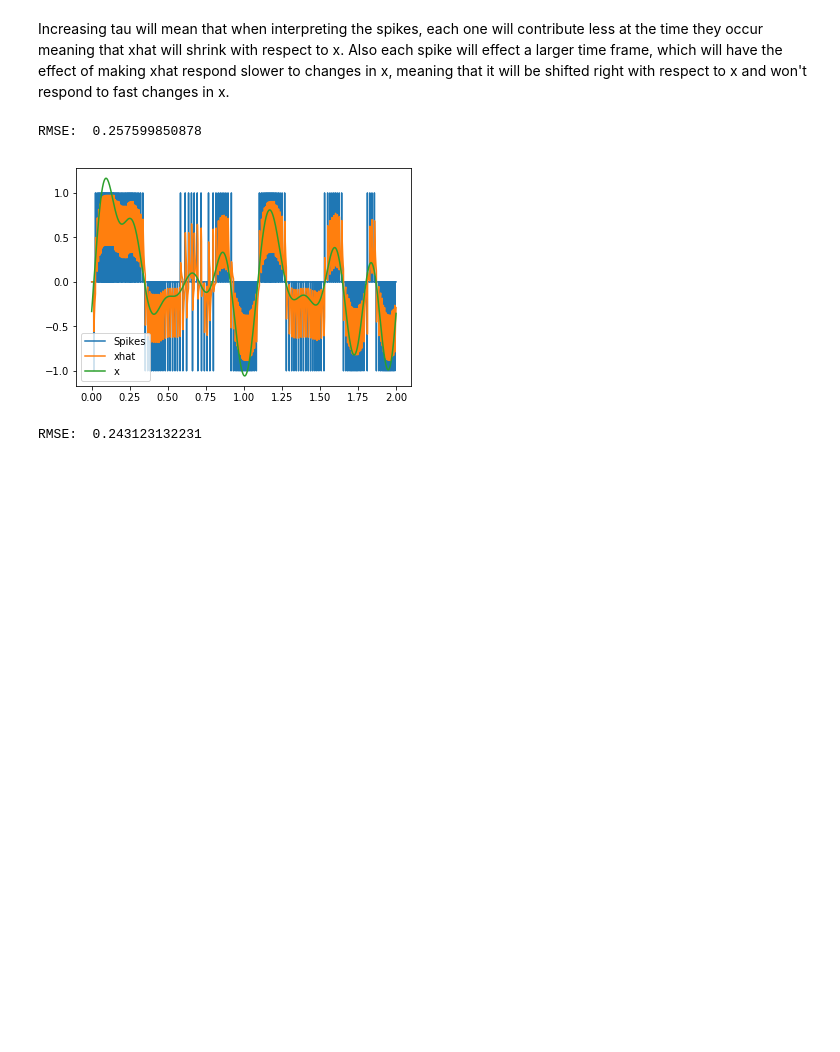
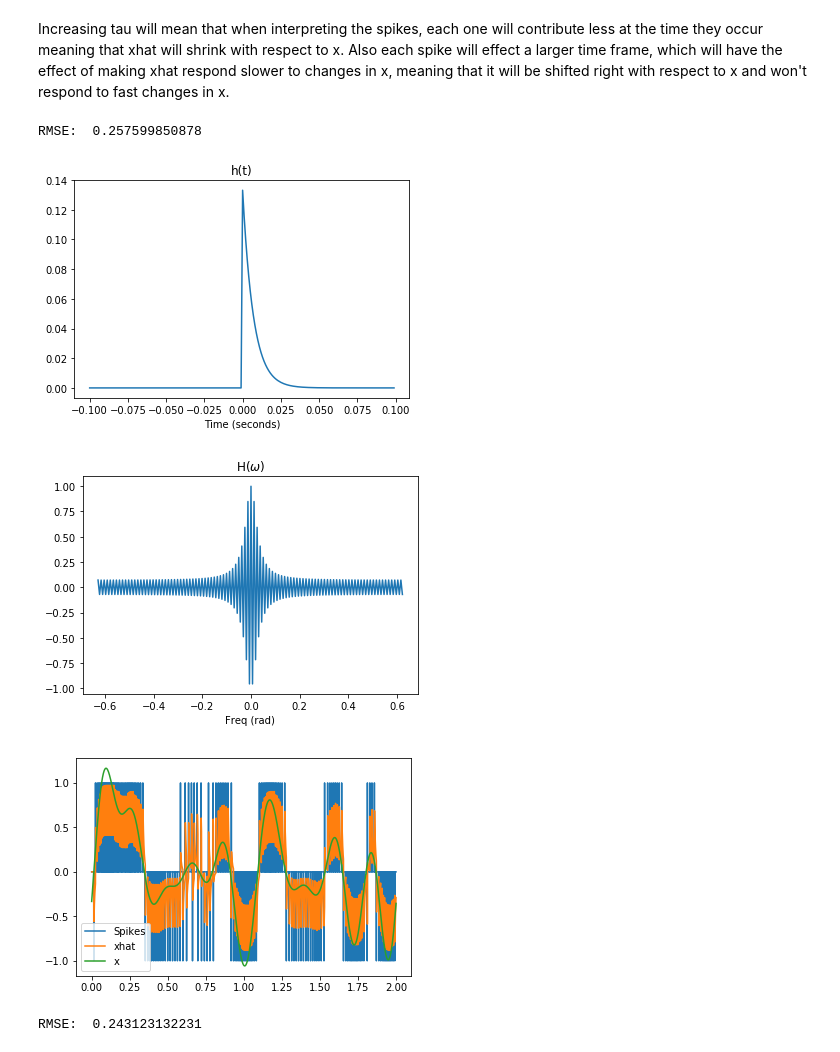
Before and after one commit to parsatorb/SYDE-556, a Jupyter notebook: Spiking Neurons.ipynb, the cells around one changed output. Cells and saved outputs as stored; diff of their text form; code cells hidden in the pictures; blank space fills up the shorter version.

```diff
--- a/Spiking Neurons.ipynb
+++ b/Spiking Neurons.ipynb
@@ -236,25 +238,38 @@ Increasing tau will mean that when interpreting the spikes, each one will contri
 # %%
 #Question 5c
 t_h, h = _filter(n=0, tau=0.007)
 u, x = xt
 r = spikez[0] - spikez[1]
+
+plot(t_h, h)
+xlabel("Time (seconds)")
+title("h(t)")
+
+H = np.fft.fftshift(np.fft.fft(h))
+figure()
+xlabel("Freq (rad)")
+title("H($\omega$)")
+plot(2*np.pi*t_h, H)
 
 fspikes1 = np.convolve(spikez[0], h, mode='same')
 fspikes2 = np.convolve(spikez[1], h, mode='same')
 A = np.array([fspikes1, fspikes2]).transpose()
 
 d = BaseNeuron.decode(A, x)
 xhat = np.dot(A, d)
+figure()
 plot(u, r, label="Spikes")
 plot(u, xhat, label="xhat")
 plot(u, x, label="x")
 legend()
 
 rmse = np.sqrt(np.mean(np.power(x-xhat, 2)))
 print("RMSE: ", rmse.real)
 # %% [output]
 RMSE:  0.257599850878
-[figure, old version]
+[figure, new version]
+[figure, added]
+[figure, added]
 # %%
 #Question 5d
 xt2, xw2 = generate_signal(T=2, dt=0.001, rms=0.5, limit=2)
```
Also changed, not shown: parts of 1 cell of this notebook, 1 other file.
